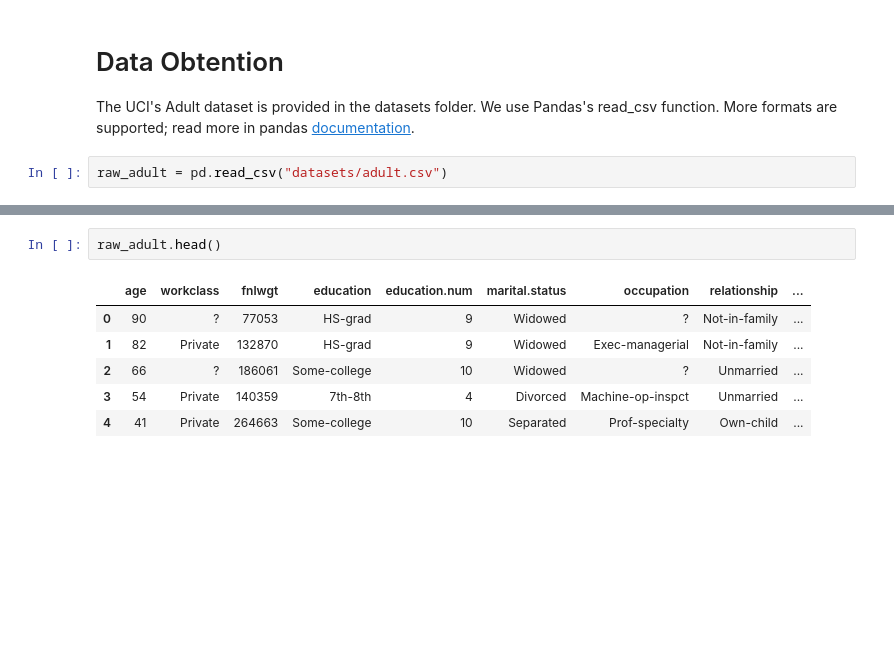
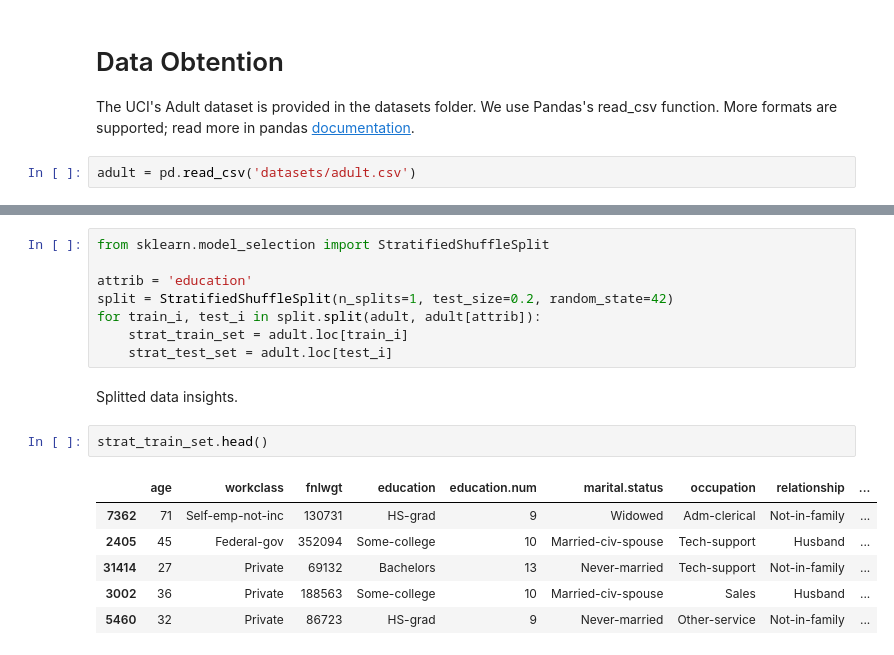
Before and after one commit to aguilarjose11/OUAIxHacklahomaMLDSWorkshop, a Jupyter notebook: Adult.ipynb, the cells around one changed output, grey strips where cells are left out. Saved outputs shown, nothing was run; the diff lists cells and outputs as text; blank space fills up the shorter version.

Commit message:
Coomplete data analysis of Adult Dataset.

```diff
--- a/Adult.ipynb
+++ b/Adult.ipynb
@@ -17,4 +17,4 @@ Data Obtention
 
 The UCI's Adult dataset is provided in the datasets folder. We use Pandas's read_csv function. More formats are supported; read more in pandas [documentation](https://pandas.pydata.org/docs/reference/io.html).
 # %%
-raw_adult = pd.read_csv("datasets/adult.csv")
+adult = pd.read_csv('datasets/adult.csv')
@@ -21,9 +151,19 @@ raw_adult = pd.read_csv("datasets/adult.csv")
+# %%
+from sklearn.model_selection import StratifiedShuffleSplit
+
+attrib = 'education'
+split = StratifiedShuffleSplit(n_splits=1, test_size=0.2, random_state=42)
+for train_i, test_i in split.split(adult, adult[attrib]):
+    strat_train_set = adult.loc[train_i]
+    strat_test_set = adult.loc[test_i]
+# %% [markdown]
+Splitted data insights.
 # %%
-raw_adult.head()
+strat_train_set.head()
 # %% [output]
 |  | age | workclass | fnlwgt | education | education.num | marital.status | occupation | relationship | ... |
-| 0 | 90 | ? | 77053 | HS-grad | 9 | Widowed | ? | Not-in-family | ... |
-| 1 | 82 | Private | 132870 | HS-grad | 9 | Widowed | Exec-managerial | Not-in-family | ... |
-| 2 | 66 | ? | 186061 | Some-college | 10 | Widowed | ? | Unmarried | ... |
-| 3 | 54 | Private | 140359 | 7th-8th | 4 | Divorced | Machine-op-inspct | Unmarried | ... |
-| 4 | 41 | Private | 264663 | Some-college | 10 | Separated | Prof-specialty | Own-child | ... |
+| 7362 | 71 | Self-emp-not-inc | 130731 | HS-grad | 9 | Widowed | Adm-clerical | Not-in-family | ... |
+| 2405 | 45 | Federal-gov | 352094 | Some-college | 10 | Married-civ-spouse | Tech-support | Husband | ... |
+| 31414 | 27 | Private | 69132 | Bachelors | 13 | Never-married | Tech-support | Not-in-family | ... |
+| 3002 | 36 | Private | 188563 | Some-college | 10 | Married-civ-spouse | Sales | Husband | ... |
+| 5460 | 32 | Private | 86723 | HS-grad | 9 | Never-married | Other-service | Not-in-family | ... |
```
Also changed, not shown: parts of 61 cells of this notebook.
